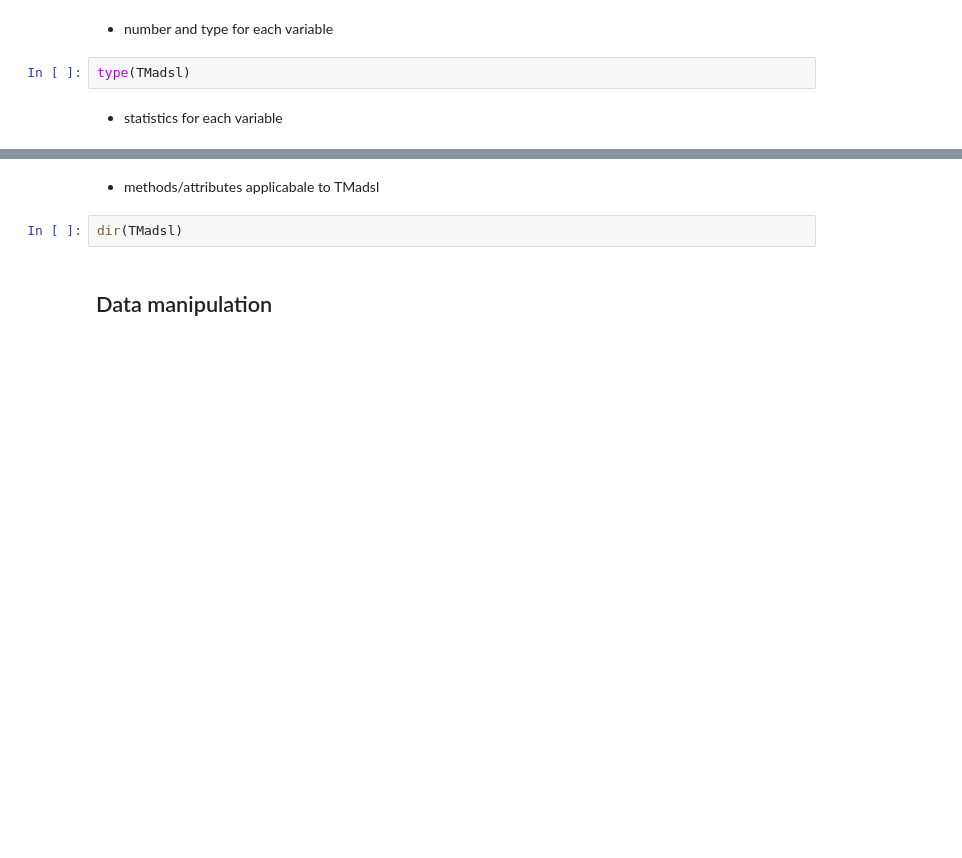
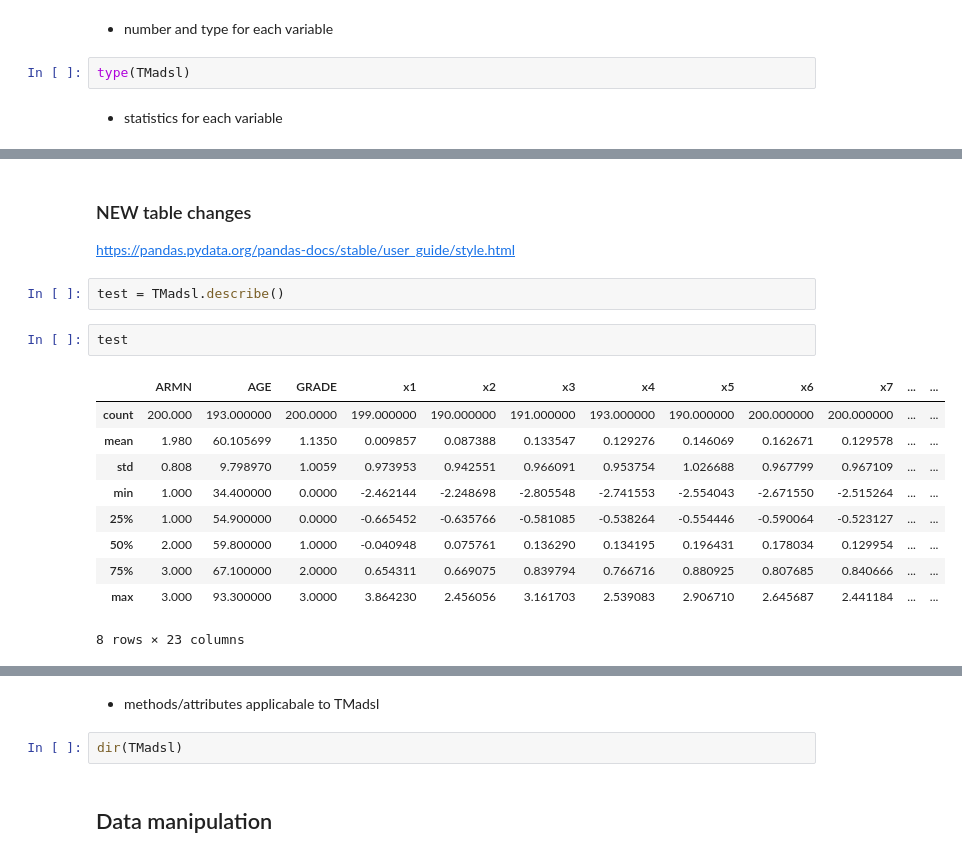
Before and after one commit to SophieRa/Formation-PYTHON, a Jupyter notebook: Training_python_2020_01_07.ipynb, the cells around one changed output, grey strips where cells are left out. Cells and saved outputs as stored; diff of their text form; blank space fills up the shorter version.

```diff
--- a/Training_python_2020_01_07.ipynb
+++ b/Training_python_2020_01_07.ipynb
@@ -136,0 +150,19 @@ TMadsl.describe()
+# %% [markdown]
+### <span class="burk">NEW</span> table changes <font color=blue>
+
+https://pandas.pydata.org/pandas-docs/stable/user_guide/style.html
+# %%
+test = TMadsl.describe()
+# %%
+test
+# %% [output]
+|  | ARMN | AGE | GRADE | x1 | x2 | x3 | x4 | x5 | x6 | x7 | ... | ... |
+| count | 200.000 | 193.000000 | 200.0000 | 199.000000 | 190.000000 | 191.000000 | 193.000000 | 190.000000 | 200.000000 | 200.000000 | ... | ... |
+| mean | 1.980 | 60.105699 | 1.1350 | 0.009857 | 0.087388 | 0.133547 | 0.129276 | 0.146069 | 0.162671 | 0.129578 | ... | ... |
+| std | 0.808 | 9.798970 | 1.0059 | 0.973953 | 0.942551 | 0.966091 | 0.953754 | 1.026688 | 0.967799 | 0.967109 | ... | ... |
+| min | 1.000 | 34.400000 | 0.0000 | -2.462144 | -2.248698 | -2.805548 | -2.741553 | -2.554043 | -2.671550 | -2.515264 | ... | ... |
+| 25% | 1.000 | 54.900000 | 0.0000 | -0.665452 | -0.635766 | -0.581085 | -0.538264 | -0.554446 | -0.590064 | -0.523127 | ... | ... |
+| 50% | 2.000 | 59.800000 | 1.0000 | -0.040948 | 0.075761 | 0.136290 | 0.134195 | 0.196431 | 0.178034 | 0.129954 | ... | ... |
+| 75% | 3.000 | 67.100000 | 2.0000 | 0.654311 | 0.669075 | 0.839794 | 0.766716 | 0.880925 | 0.807685 | 0.840666 | ... | ... |
+| max | 3.000 | 93.300000 | 3.0000 | 3.864230 | 2.456056 | 3.161703 | 2.539083 | 2.906710 | 2.645687 | 2.441184 | ... | ... |
+8 rows × 23 columns
```
Also changed, not shown: parts of 21 cells of this notebook.
